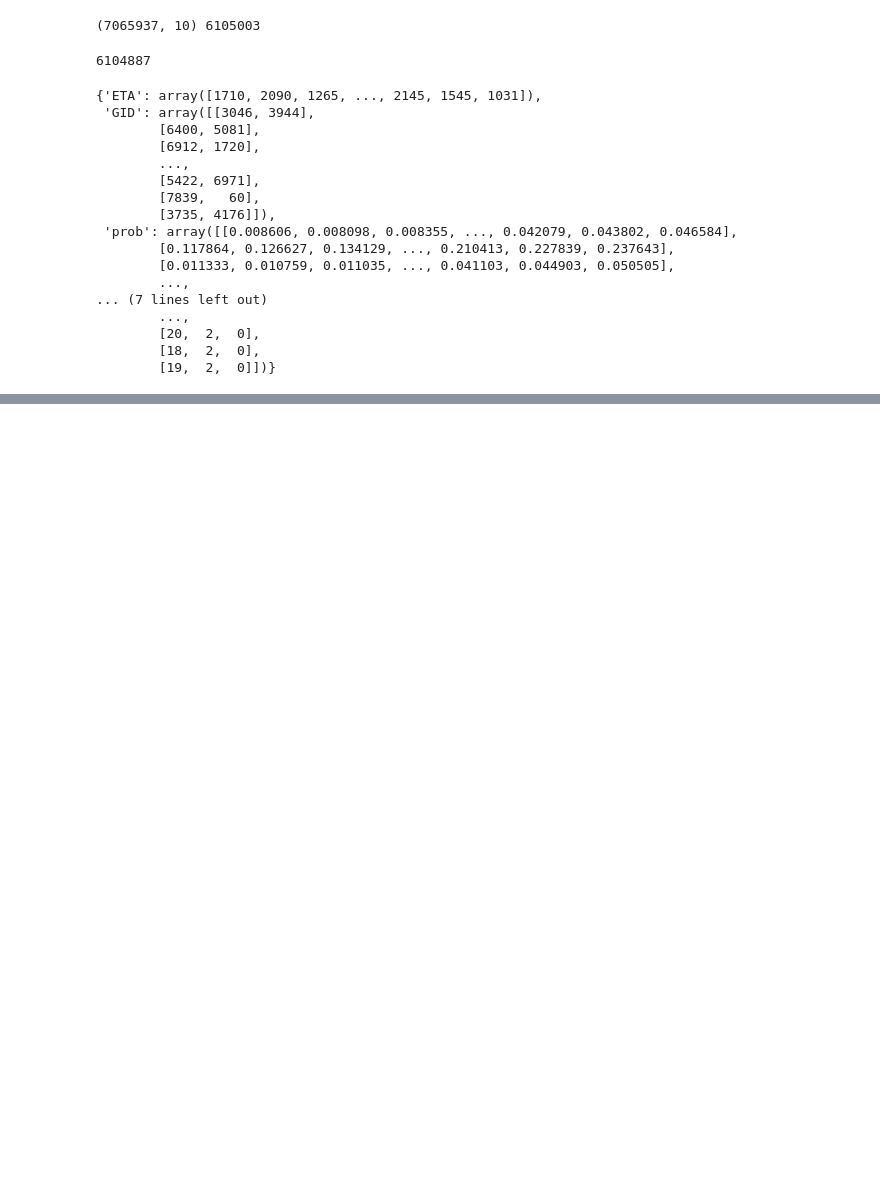
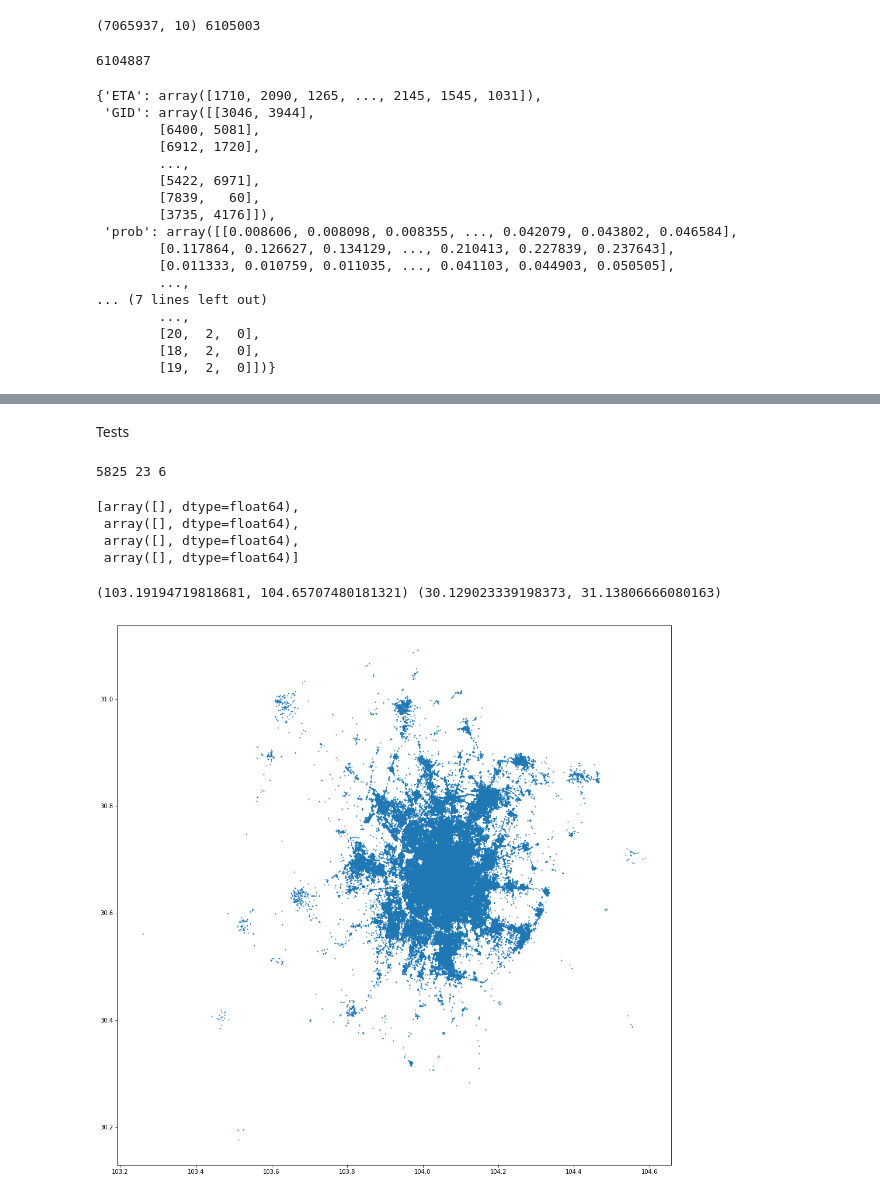
Before and after one commit to zyr17/KDD-Cup-2020-RL, a Jupyter notebook: dataprocess.ipynb, the cells around one changed output, grey strips where cells are left out. Saved outputs shown, nothing was run; the diff lists cells and outputs as text; code cells hidden in the pictures; blank space fills up the shorter version.

```diff
--- a/dataprocess.ipynb
+++ b/dataprocess.ipynb
@@ -32,6 +35,11 @@ print(grid_mean[:,:,0].min(),grid_mean[:,:,0].max())
 print(grid_mean[:,:,1].min(),grid_mean[:,:,1].max())
 grid_mean = grid_mean.mean(axis=1)
 grid_data['mean'] = grid_mean
+center = []
+for i in grid_data['vertex']:
+    center.append(i.mean(axis=0))
+center = np.stack(center)
+grid_data['center'] = center
 '''
 None
 # %%
@@ -342,0 +612,12 @@ cancel_train
+# %% [markdown]
+Tests
+# %%
+ra,rb,rc = np.random.randint(len(grid_data['ID'])),np.random.randint(24),np.random.randint(7)
+print(ra,rb,rc)
+action_data[ra][rb][rc]
+# %% [output]
+5825 23 6
+[array([], dtype=float64),
+ array([], dtype=float64),
+ array([], dtype=float64),
+ array([], dtype=float64)]
@@ -342,0 +626,9 @@ cancel_train
+# %%
+posd = ride_req_data['pos'][:,0,:]
+plt.figure(figsize=(17,17))
+plt.scatter(posd[:,0], posd[:,1], s = 1)
+print(plt.xlim(), plt.ylim())
+plt.show()
+# %% [output]
+(103.19194719818681, 104.65707480181321) (30.129023339198373, 31.13806666080163)
+[figure, added]
```
Also changed, not shown: parts of 50 cells of this notebook, 5 other files.
